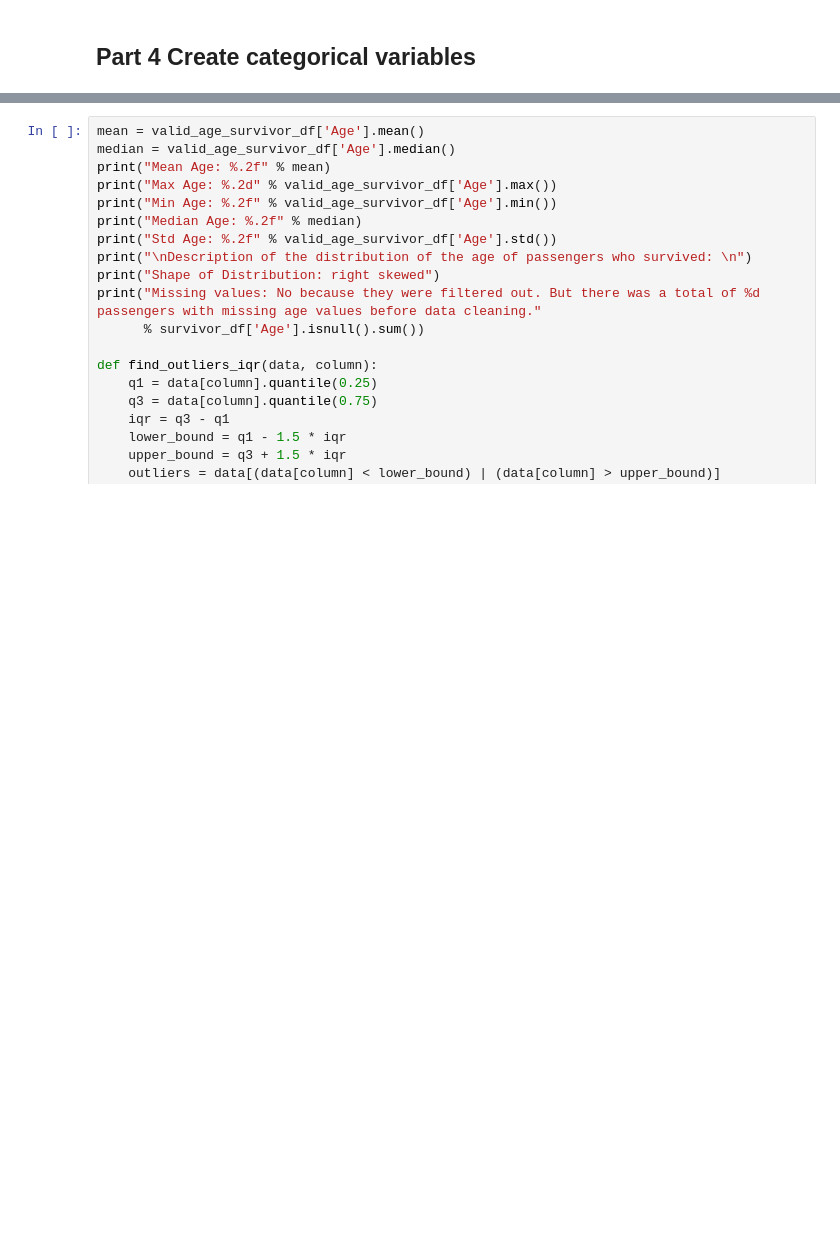
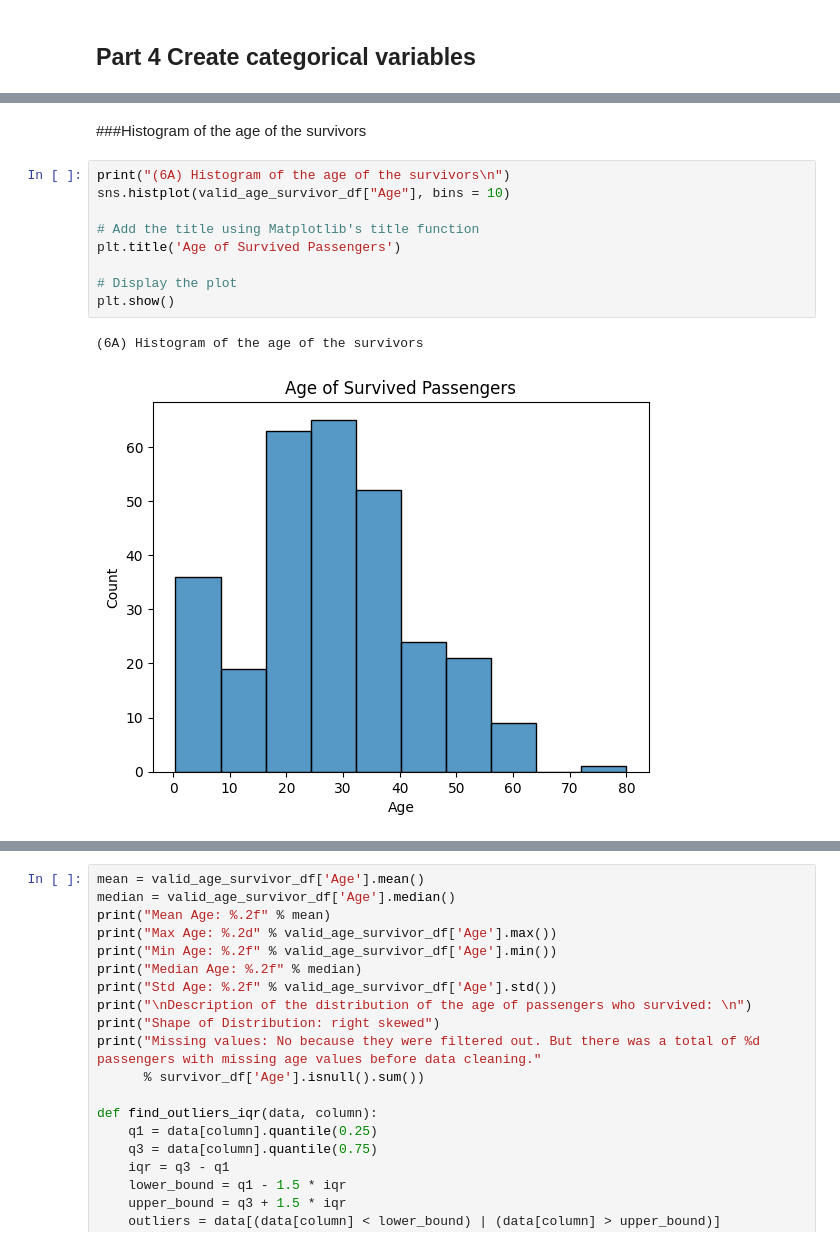
Before and after one commit to mdw223/Data-Science, a Jupyter notebook: mdwensma_HW4.ipynb, the cells around one changed output, grey strips where cells are left out. Cells and saved outputs as stored; diff of their text form; blank space fills up the shorter version.

```diff
--- a/mdwensma_HW4.ipynb
+++ b/mdwensma_HW4.ipynb
@@ -324 +410,15 @@ array([[<Axes: title={'center': 'PassengerId'}>,
+# %% [markdown]
+###Histogram of the age of the survivors
+# %%
+print("(6A) Histogram of the age of the survivors\n")
+sns.histplot(valid_age_survivor_df["Age"], bins = 10)
+
+# Add the title using Matplotlib's title function
+plt.title('Age of Survived Passengers')
+
+# Display the plot
+plt.show()
+# %% [output]
+(6A) Histogram of the age of the survivors
+[figure, added]
 # %%
```
Also changed, not shown: parts of 52 cells of this notebook.
